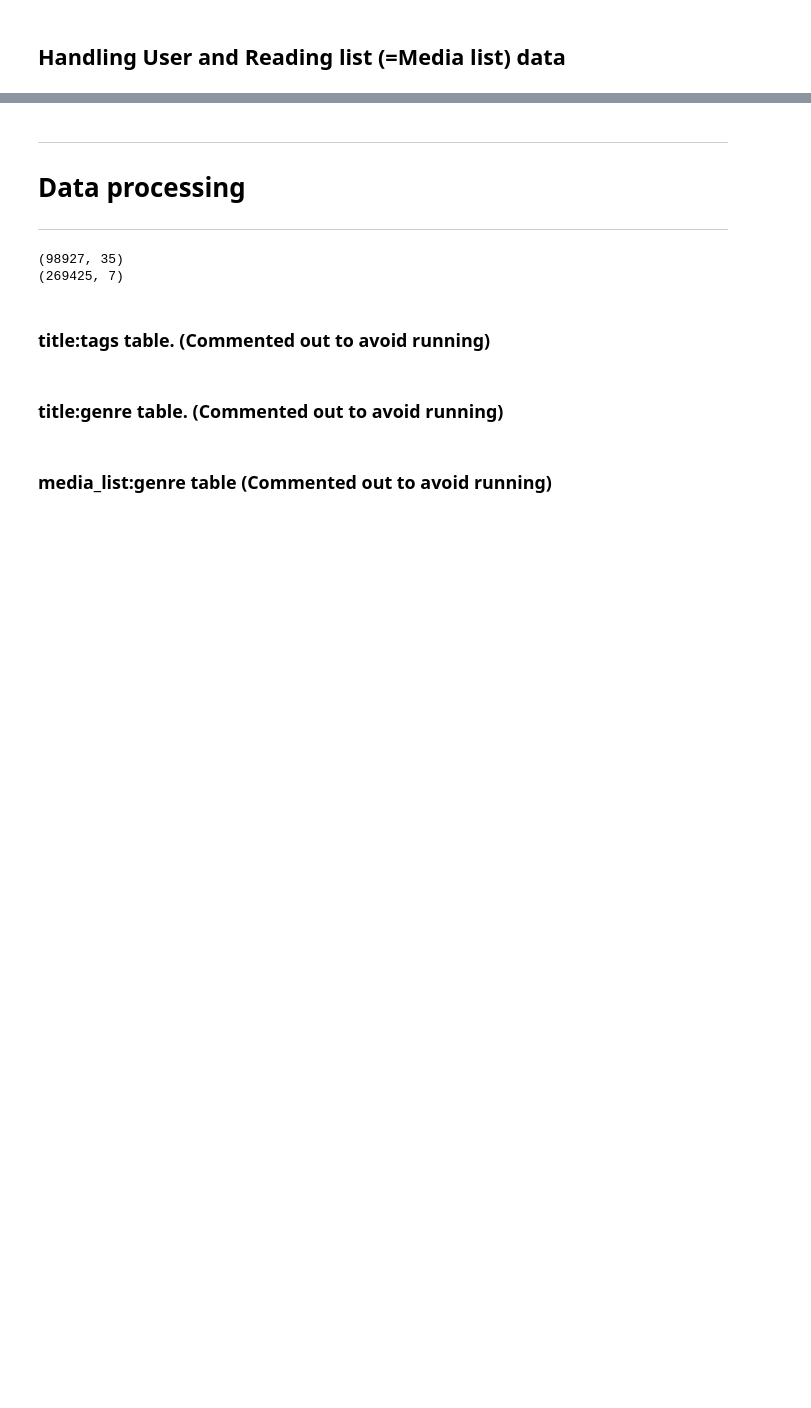
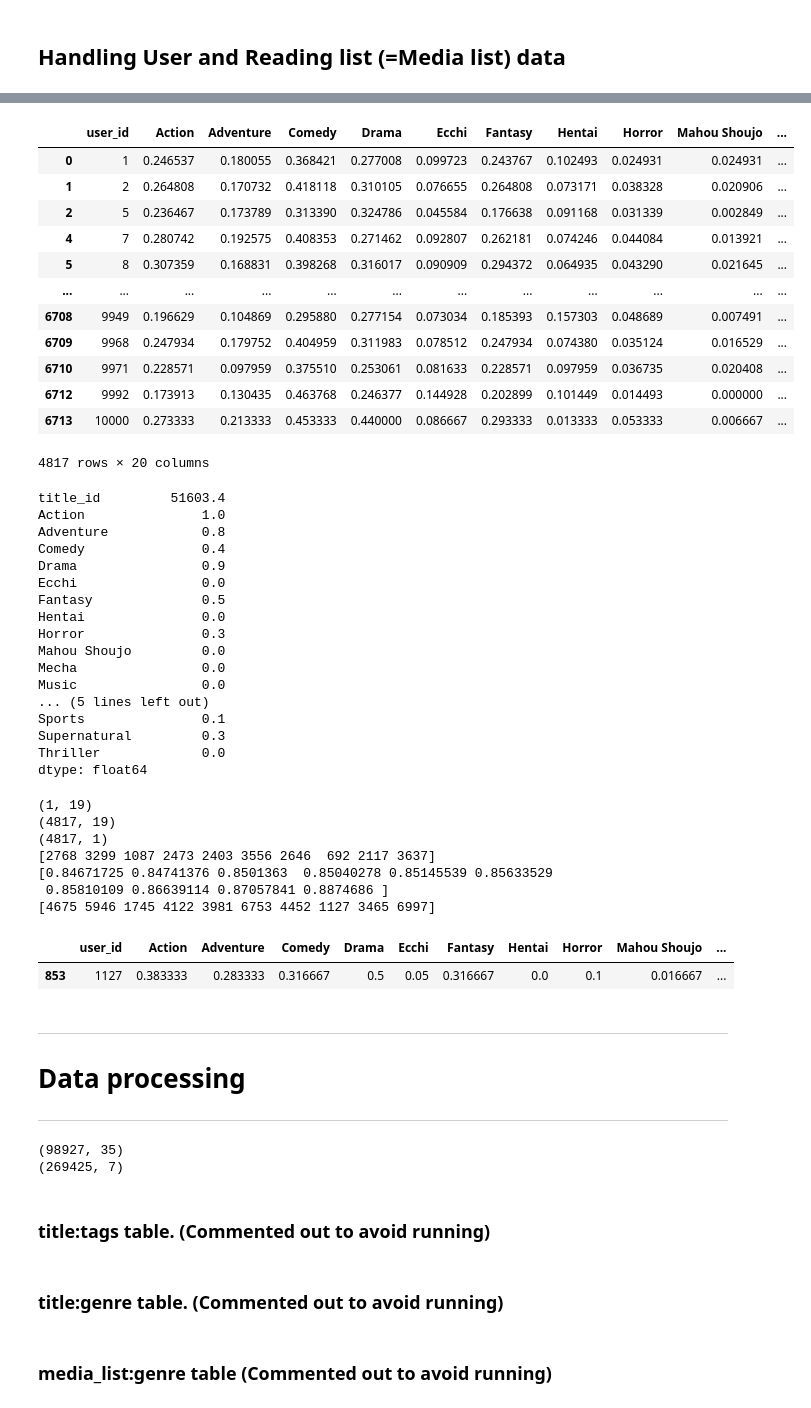
Before and after one commit to doyoung-umich/pj_otaku, a Jupyter notebook: Ryota/Structural analysis of user data.ipynb, the cells around one changed output, grey strips where cells are left out. Cells and saved outputs as stored; diff of their text form; code cells hidden in the pictures; blank space fills up the shorter version.

Commit message:
[add] user similarity calculation based on the input list of titles

```diff
--- a/Ryota/Structural analysis of user data.ipynb
+++ b/Ryota/Structural analysis of user data.ipynb
@@ -71,3 +189,81 @@ QUERY_USER_ID = 1
+# %%
+# Query by title_ids
+ex_titles_action = [30002, 105778, 53390, 87216, 85486, 30656, 30642, 31706, 31133, 30025]
+ex_titles_romance = [72451, 97852, 85135, 101583, 87395, 59211, 132182, 30145, 41514, 86481]
+
+# refer to users with more than 50 titles -> more stable genre distribution
+df_mlist_genre = pd.read_csv("../assets/ryota_media_list_genre.csv")
+df_user_mlist_count = df_mlist_genre[["user_id", "mlist_count"]]
+df_user_mlist_count = df_user_mlist_count[df_user_mlist_count["mlist_count"]>50]
+ref_user_ids = df_user_mlist_count["user_id"].values
+
+df_user_genre_dist = pd.read_csv("../assets/ryota_user_genre_dist.csv")
+df_user_genre_dist = df_user_genre_dist[df_user_genre_dist["user_id"].isin(ref_user_ids)]
+display(df_user_genre_dist)
+
+# create genre map from title_id list
+df_titles_genre = pd.read_csv("../assets/ryota_title_genre_2000p.csv")
+df_titles_genre_ex = df_titles_genre[df_titles_genre["title_id"].isin(ex_titles_action)]
+df_titles_genre_ex = df_titles_genre_ex.sum(axis=0) / len(df_titles_genre_ex)
+display(df_titles_genre_ex)
+
+# get the genre distribution values and work out cosine similarity
+ex_genre_dist = df_titles_genre_ex.iloc[1:].values.reshape(1,-1)
+print(ex_genre_dist.shape)
+user_genre_dist = df_user_genre_dist.iloc[:,1:].values
+print(user_genre_dist.shape)
+res = cosine_similarity(user_genre_dist, ex_genre_dist)
+print(res.shape)
+res = res.reshape(-1)
+high_sim_idx = np.argsort(res)[-10:]
+print(high_sim_idx)
+print(res[high_sim_idx])
+print(ref_user_ids[high_sim_idx])
+display(df_user_genre_dist[df_user_genre_dist["user_id"]==1127])
+
+# come upn with recommendation
+# this needs to be revised
+# recommend_from_unread_titles(df_titles, df_mlist, n_titles, similar_user_list, query_user=QUERY_USER_ID, method="refer_others")
+# %% [output]
+|  | user_id | Action | Adventure | Comedy | Drama | Ecchi | Fantasy | Hentai | Horror | Mahou Shoujo | ... |
+| 0 | 1 | 0.246537 | 0.180055 | 0.368421 | 0.277008 | 0.099723 | 0.243767 | 0.102493 | 0.024931 | 0.024931 | ... |
+| 1 | 2 | 0.264808 | 0.170732 | 0.418118 | 0.310105 | 0.076655 | 0.264808 | 0.073171 | 0.038328 | 0.020906 | ... |
+| 2 | 5 | 0.236467 | 0.173789 | 0.313390 | 0.324786 | 0.045584 | 0.176638 | 0.091168 | 0.031339 | 0.002849 | ... |
+| 4 | 7 | 0.280742 | 0.192575 | 0.408353 | 0.271462 | 0.092807 | 0.262181 | 0.074246 | 0.044084 | 0.013921 | ... |
+| 5 | 8 | 0.307359 | 0.168831 | 0.398268 | 0.316017 | 0.090909 | 0.294372 | 0.064935 | 0.043290 | 0.021645 | ... |
+| ... | ... | ... | ... | ... | ... | ... | ... | ... | ... | ... | ... |
+| 6708 | 9949 | 0.196629 | 0.104869 | 0.295880 | 0.277154 | 0.073034 | 0.185393 | 0.157303 | 0.048689 | 0.007491 | ... |
+| 6709 | 9968 | 0.247934 | 0.179752 | 0.404959 | 0.311983 | 0.078512 | 0.247934 | 0.074380 | 0.035124 | 0.016529 | ... |
+| 6710 | 9971 | 0.228571 | 0.097959 | 0.375510 | 0.253061 | 0.081633 | 0.228571 | 0.097959 | 0.036735 | 0.020408 | ... |
+| 6712 | 9992 | 0.173913 | 0.130435 | 0.463768 | 0.246377 | 0.144928 | 0.202899 | 0.101449 | 0.014493 | 0.000000 | ... |
+| 6713 | 10000 | 0.273333 | 0.213333 | 0.453333 | 0.440000 | 0.086667 | 0.293333 | 0.013333 | 0.053333 | 0.006667 | ... |
+4817 rows × 20 columns
+title_id         51603.4
+Action               1.0
+Adventure            0.8
+Comedy               0.4
+Drama                0.9
+Ecchi                0.0
+Fantasy              0.5
+Hentai               0.0
+Horror               0.3
+Mahou Shoujo         0.0
+Mecha                0.0
+Music                0.0
+... (5 lines left out)
+Sports               0.1
+Supernatural         0.3
+Thriller             0.0
+dtype: float64
+(1, 19)
+(4817, 19)
+(4817, 1)
+[2768 3299 1087 2473 2403 3556 2646  692 2117 3637]
+[0.84671725 0.84741376 0.8501363  0.85040278 0.85145539 0.85633529
+ 0.85810109 0.86639114 0.87057841 0.8874686 ]
+[4675 5946 1745 4122 3981 6753 4452 1127 3465 6997]
+|  | user_id | Action | Adventure | Comedy | Drama | Ecchi | Fantasy | Hentai | Horror | Mahou Shoujo | ... |
+| 853 | 1127 | 0.383333 | 0.283333 | 0.316667 | 0.5 | 0.05 | 0.316667 | 0.0 | 0.1 | 0.016667 | ... |
 # %% [markdown]
 ---
 # Data processing
```
Also changed, not shown: parts of 14 cells of this notebook.
